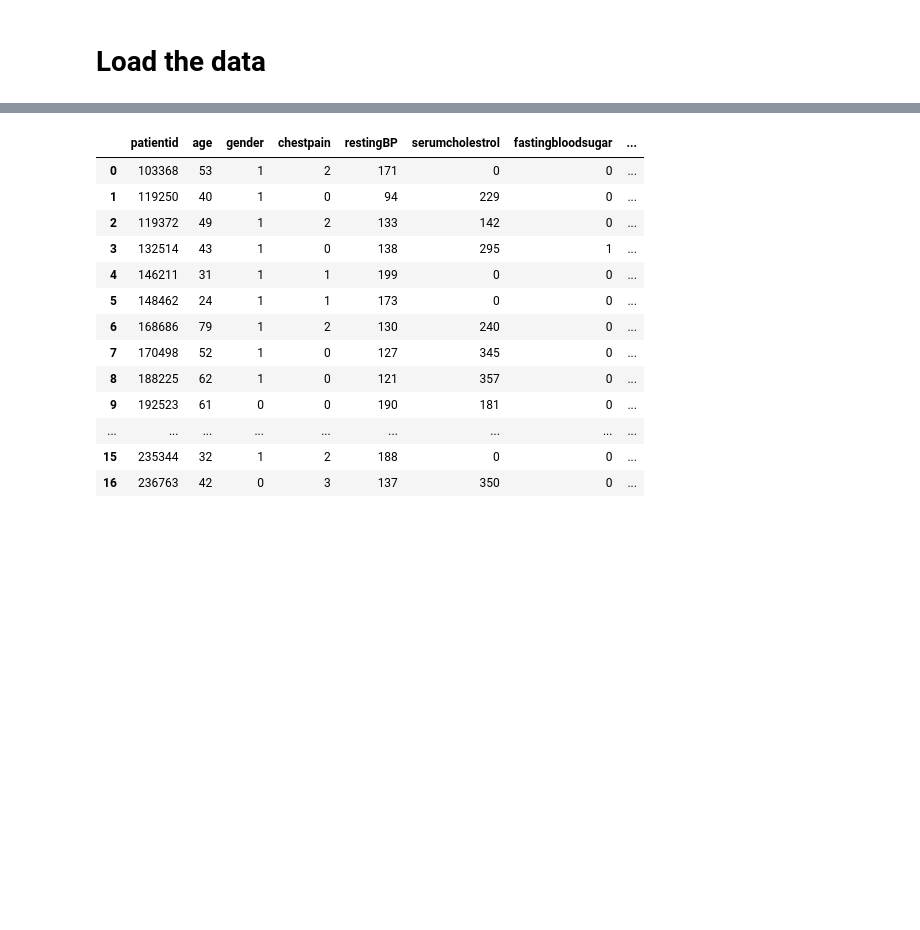
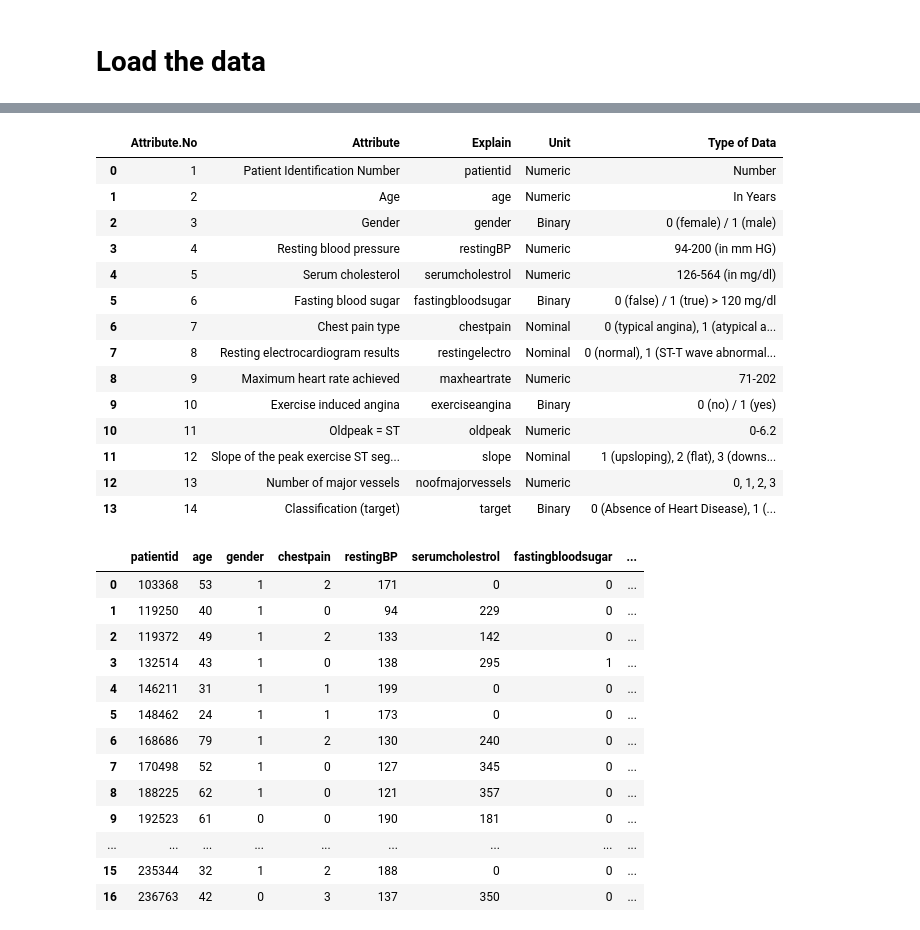
Before and after one commit to hemaduvvury/predictingcardiovasculardisease, a Jupyter notebook: Cardiovascular final.ipynb, the cells around one changed output, grey strips where cells are left out. Saved outputs shown, nothing was run; the diff lists cells and outputs as text; code cells hidden in the pictures; blank space fills up the shorter version.

```diff
--- a/Cardiovascular final.ipynb
+++ b/Cardiovascular final.ipynb
@@ -27,3 +35,47 @@ df_cvd = pd.read_csv('Cardiovascular_Disease_Dataset.csv')
+# %%
+import pandas as pd
+from io import StringIO
+
+#Data dictionary sourced from: https://www.kaggle.com/datasets/jocelyndumlao/cardiovascular-disease-dataset/data
+
+datadict = """Attribute.No,Attribute,Explain,Unit,Type of Data
+1,Patient Identification Number,patientid,Numeric,"Number"
+2,Age,age,Numeric,"In Years"
+3,Gender,gender,Binary,"0 (female) / 1 (male)"
+4,Resting blood pressure,restingBP,Numeric,"94-200 (in mm HG)"
+5,Serum cholesterol,serumcholestrol,Numeric,"126-564 (in mg/dl)"
+6,Fasting blood sugar,fastingbloodsugar,Binary,"0 (false) / 1 (true) > 120 mg/dl"
+7,Chest pain type,chestpain,Nominal,"0 (typical angina), 1 (atypical angina), 2 (non-anginal pain), 3 (asymptomatic)"
+8,Resting electrocardiogram results,restingelectro,Nominal,"0 (normal), 1 (ST-T wave abnormality), 2 (probable or definite left ventricular hypertrophy)"
+9,Maximum heart rate achieved,maxheartrate,Numeric,"71-202"
+10,Exercise induced angina,exerciseangina,Binary,"0 (no) / 1 (yes)"
+11,Oldpeak = ST,oldpeak,Numeric,"0-6.2"
+12,Slope of the peak exercise ST segment,slope,Nominal,"1 (upsloping), 2 (flat), 3 (downsloping)"
+13,Number of major vessels,noofmajorvessels,Numeric,"0, 1, 2, 3"
+14,Classification (target),target,Binary,"0 (Absence of Heart Disease), 1 (Presence of Heart Disease)"
+"""
+pd.set_option('display.max_colwidth', None)
+
+
+df_dict = pd.read_csv(StringIO(datadict))
+df_dict.style.hide(axis='index')
+df_dict
+# %% [output]
+|  | Attribute.No | Attribute | Explain | Unit | Type of Data |
+| 0 | 1 | Patient Identification Number | patientid | Numeric | Number |
+| 1 | 2 | Age | age | Numeric | In Years |
+| 2 | 3 | Gender | gender | Binary | 0 (female) / 1 (male) |
+| 3 | 4 | Resting blood pressure | restingBP | Numeric | 94-200 (in mm HG) |
+| 4 | 5 | Serum cholesterol | serumcholestrol | Numeric | 126-564 (in mg/dl) |
+| 5 | 6 | Fasting blood sugar | fastingbloodsugar | Binary | 0 (false) / 1 (true) > 120 mg/dl |
+| 6 | 7 | Chest pain type | chestpain | Nominal | 0 (typical angina), 1 (atypical a... |
+| 7 | 8 | Resting electrocardiogram results | restingelectro | Nominal | 0 (normal), 1 (ST-T wave abnormal... |
+| 8 | 9 | Maximum heart rate achieved | maxheartrate | Numeric | 71-202 |
+| 9 | 10 | Exercise induced angina | exerciseangina | Binary | 0 (no) / 1 (yes) |
+| 10 | 11 | Oldpeak = ST | oldpeak | Numeric | 0-6.2 |
+| 11 | 12 | Slope of the peak exercise ST seg... | slope | Nominal | 1 (upsloping), 2 (flat), 3 (downs... |
+| 12 | 13 | Number of major vessels | noofmajorvessels | Numeric | 0, 1, 2, 3 |
+| 13 | 14 | Classification (target) | target | Binary | 0 (Absence of Heart Disease), 1 (... |
 # %%
 df_cvd.head(20)
 # %% [output]
```
Also changed, not shown: parts of 9 cells of this notebook.
